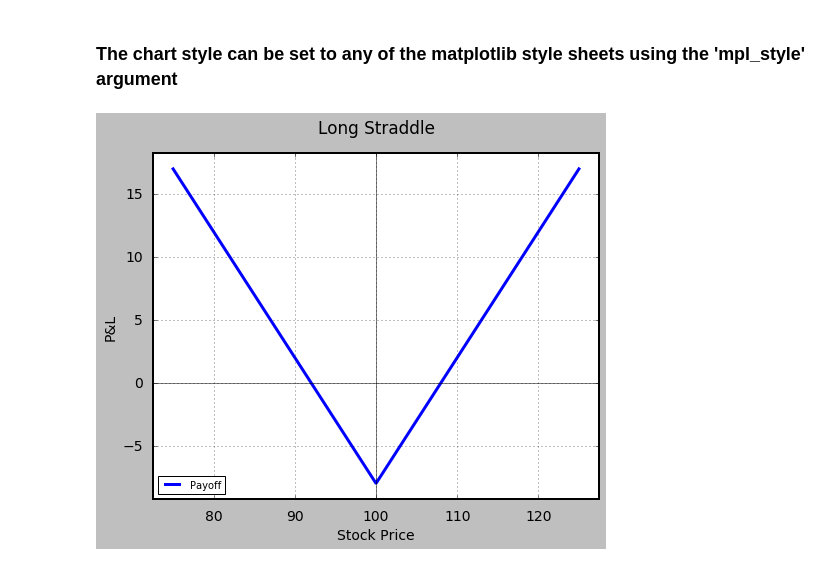
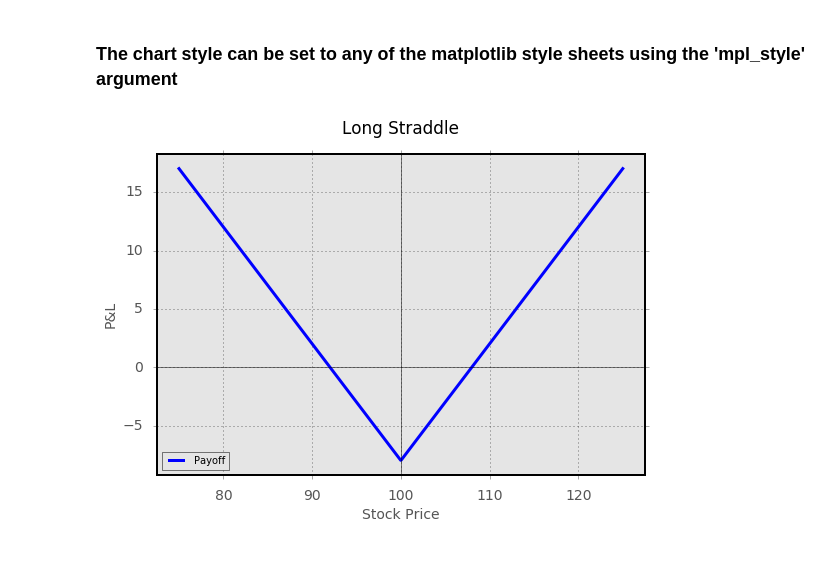
Before and after one commit to GBERESEARCH/optionvisualizer, a Jupyter notebook: notebooks/Option Payoff Graphs.ipynb, the cells around one changed output. Drawn from its saved outputs; the diff is of its cells as text; code cells hidden in the pictures.

```diff
--- a/notebooks/Option Payoff Graphs.ipynb
+++ b/notebooks/Option Payoff Graphs.ipynb
@@ -52,9 +52,9 @@ opt.visualize(risk=False, combo_payoff='ratio vertical spread', ratio=3, option=
 # %% [markdown]
 ### The chart style can be set to any of the matplotlib style sheets using the 'mpl_style' argument
 # %%
-opt.visualize(risk=False, combo_payoff='straddle', mpl_style='classic')
+opt.visualize(risk=False, combo_payoff='straddle', mpl_style='ggplot')
 # %% [output]
-[figure, old version]
+[figure, new version]
 # %%
 opt.visualize(risk=False, combo_payoff='strangle', S=50, K1=45, K2=55, direction='short', mpl_style='fivethirtyeight')
 # %% [output]
```
Also changed, not shown: parts of 15 cells of this notebook.
